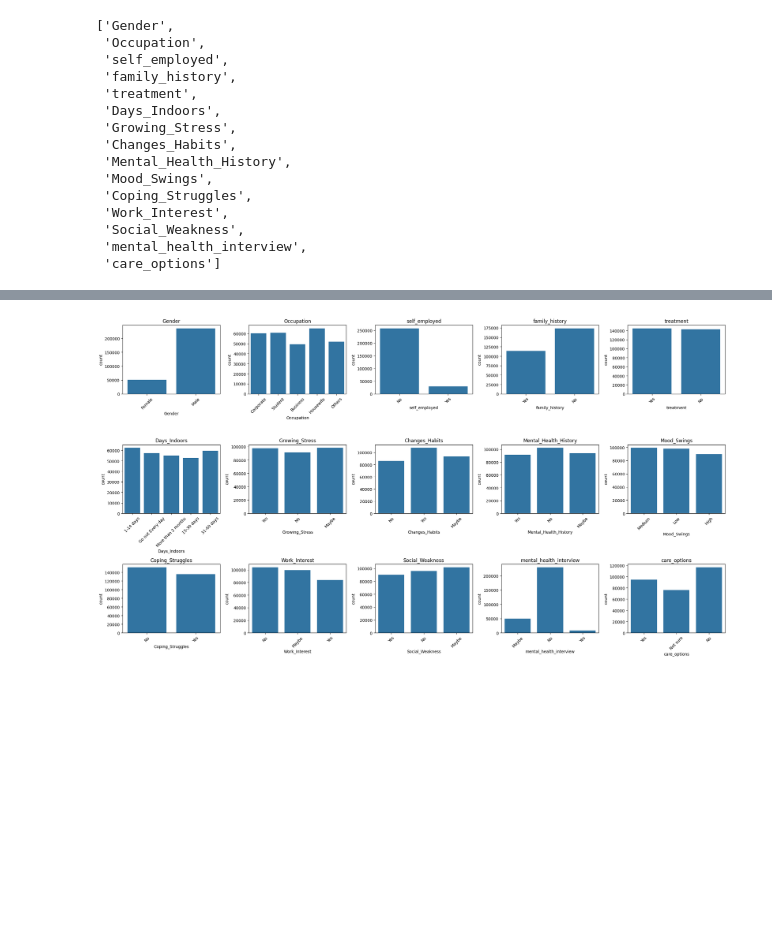
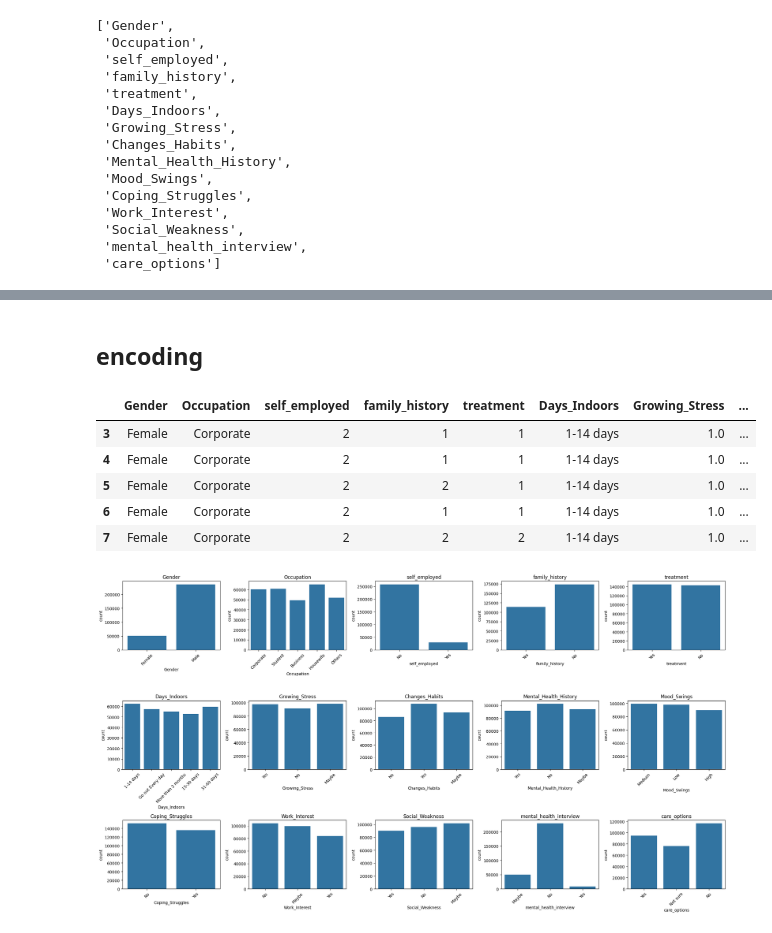
Before and after one commit to kamijoseph/Mental-Health, a Jupyter notebook: mental_health.ipynb, the cells around one changed output, grey strips where cells are left out. Saved outputs shown, nothing was run; the diff lists cells and outputs as text; code cells hidden in the pictures; blank space fills up the shorter version.

Commit message:
encoding binary columns using a binary column mapper

```diff
--- a/mental_health.ipynb
+++ b/mental_health.ipynb
@@ -38,5 +40,5 @@ Archive:  /content/mental-health-dataset.zip
 # %%
-data = pd.read_csv("mental_health.csv")
+data = pd.read_csv("/content/Mental Health Dataset.csv")
 data.head()
 # %% [output]
 |  | Timestamp | Gender | Country | Occupation | self_employed | family_history | treatment | Days_Indoors | ... |
@@ -234,3 +245,31 @@ columns
+# %% [markdown]
+## encoding
+# %%
+# binary columns
+
+binary_map = {
+    "Yes": 1,
+    "No": 2
+}
+
+# binary columns
+binary_columns = [
+    'self_employed', 'family_history', 'treatment',
+    'Growing_Stress', 'Changes_Habits', 'Mental_Health_History',
+    'Coping_Struggles', 'Work_Interest', 'Social_Weakness'
+]
+
+for column in binary_columns:
+  data[column] = data[column].map(binary_map)
+# %%
+data.head()
+# %% [output]
+|  | Gender | Occupation | self_employed | family_history | treatment | Days_Indoors | Growing_Stress | ... |
+| 3 | Female | Corporate | 2 | 1 | 1 | 1-14 days | 1.0 | ... |
+| 4 | Female | Corporate | 2 | 1 | 1 | 1-14 days | 1.0 | ... |
+| 5 | Female | Corporate | 2 | 2 | 1 | 1-14 days | 1.0 | ... |
+| 6 | Female | Corporate | 2 | 1 | 1 | 1-14 days | 1.0 | ... |
+| 7 | Female | Corporate | 2 | 2 | 2 | 1-14 days | 1.0 | ... |
 # %%
 # plotting histograms
 fig, axes = plt.subplots(3, 5, figsize=(22, 12))
```
Also changed, not shown: parts of 6 cells of this notebook.
